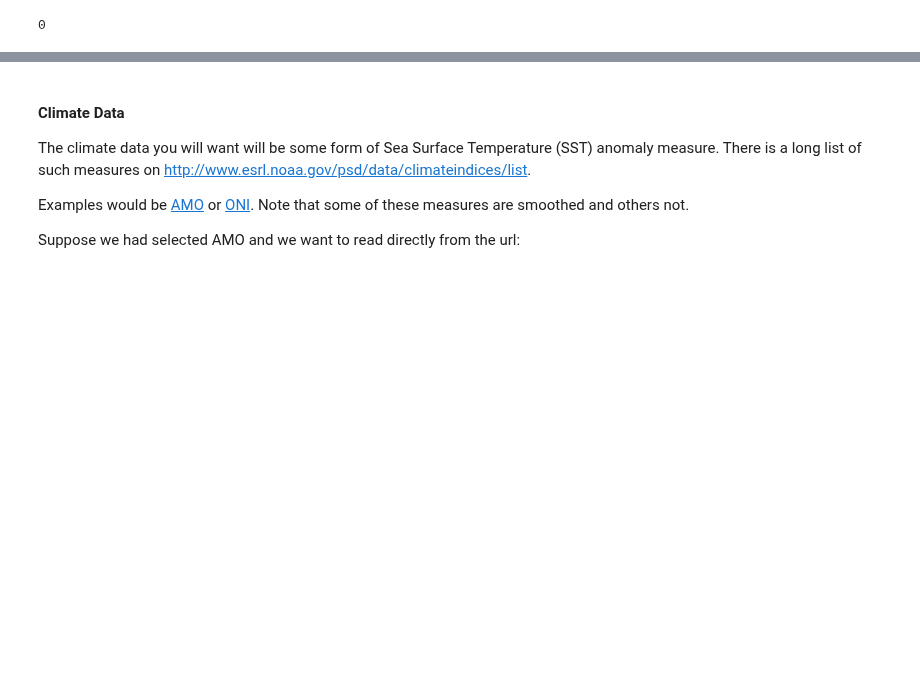
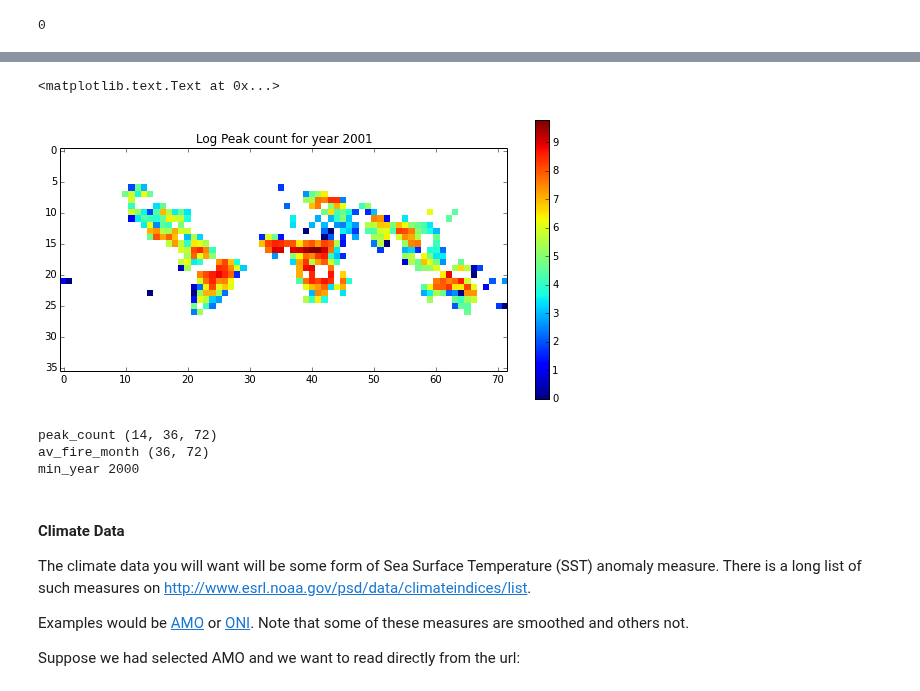
Before and after one commit to profLewis/geogg122, a Jupyter notebook: Chapter7_ENSO/ENSO.ipynb, the cells around one changed output, grey strips where cells are left out. Drawn from its saved outputs; the diff is of its cells as text; code cells hidden in the pictures; blank space fills up the shorter version.

```diff
--- a/Chapter7_ENSO/ENSO.ipynb
+++ b/Chapter7_ENSO/ENSO.ipynb
@@ -159,3 +201,43 @@ plt.legend(loc='best')
+# %%
+# and now get the fire count for that month
+# lets try this by hand first
+
+peak_count = np.zeros_like(f2data[0])
+
+y = 2001
+m = 0
+
+fmask = (av_fire_month == m)
+peak_count[y-year[0]][fmask] = f2data[m,y-year[0]][fmask]
+# %%
+# and now extend it
+peak_count = np.zeros_like(f2data[0])
+
+for m in xrange(f2data.shape[0]):
+    fmask = (av_fire_month == m)
+    for y in xrange(f2data.shape[1]):
+        peak_count[y][fmask] = f2data[m,y][fmask]
+
+
+# test it
+y = 1
+plt.figure(figsize=(10,5))
+plt.imshow(np.log(peak_count[y]),interpolation='nearest')
+plt.colorbar()
+plt.title('Log Peak count for year %d'%(min_year+y))
+# %% [output]
+<matplotlib.text.Text at 0x...>
+[figure, added]
+# %%
+# In summary, we have developed the following datasets:
+
+print 'peak_count',peak_count.shape
+print 'av_fire_month',av_fire_month.shape
+print 'min_year',min_year
+# %% [output]
+peak_count (14, 36, 72)
+av_fire_month (36, 72)
+min_year 2000
 # %% [markdown]
 #### Climate Data
 
```
Also changed, not shown: parts of 28 cells of this notebook.
